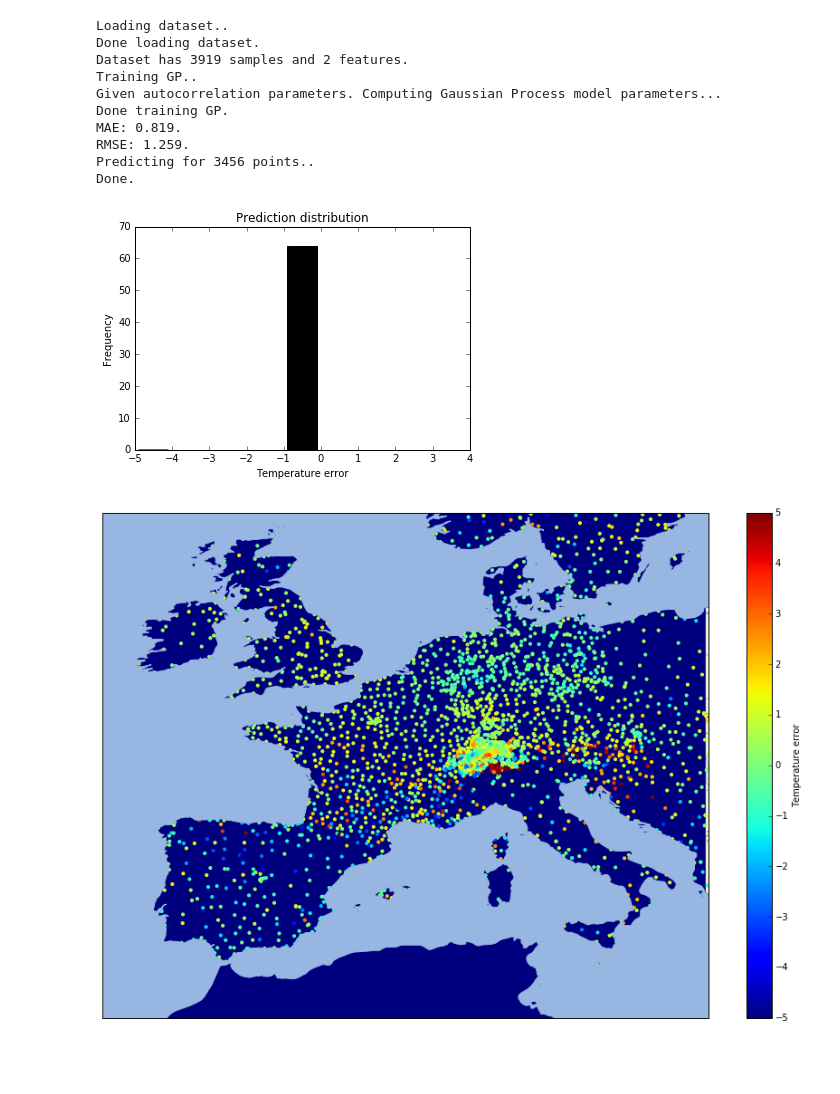
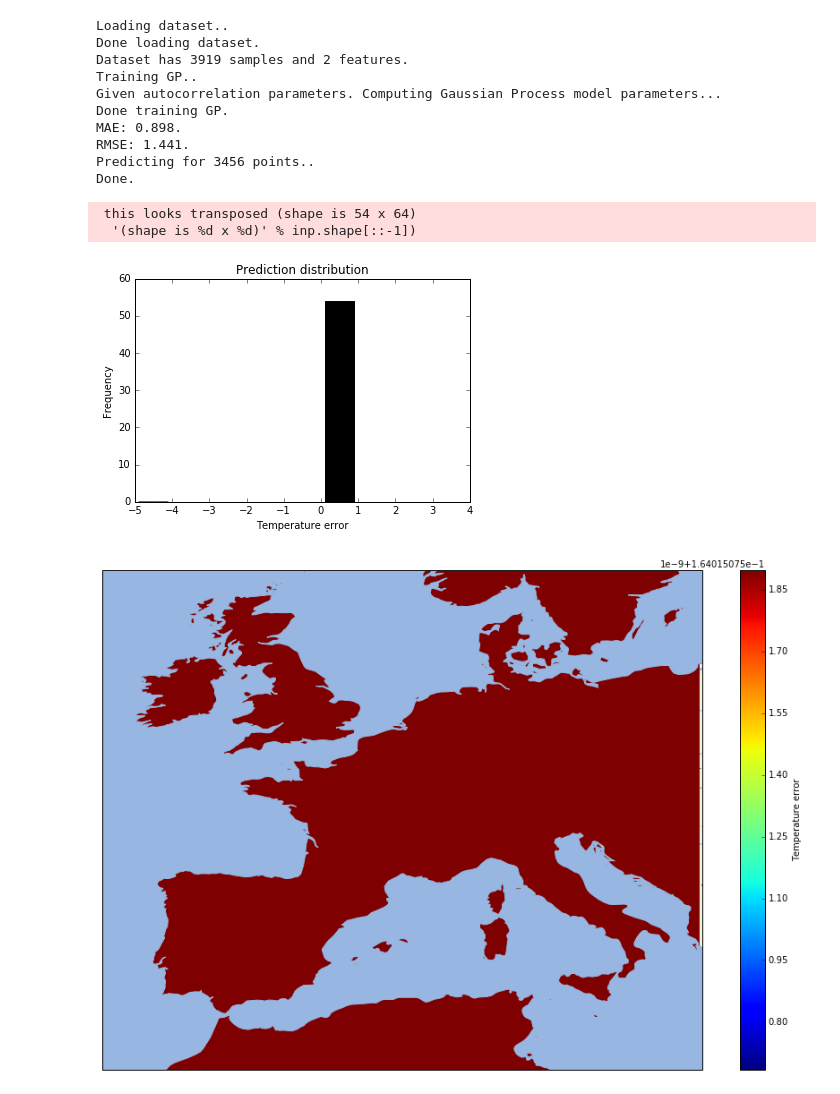
Before and after one commit to tomderuijter/gpml, a Jupyter notebook: run_gpml.ipynb, the cells around one changed output. Cells and saved outputs as stored; diff of their text form; code cells hidden in the pictures; blank space fills up the shorter version.

```diff
--- a/run_gpml.ipynb
+++ b/run_gpml.ipynb
@@ -146,43 +162,43 @@ test_request = {
     'predictant': 'TT2m',
     'model_elements': ['TT2m', 'FF10m'],
     'forecast_hours': [18],
     'model_name': 'ModelMix',
     'valid_date': '20151201',
     'predict_area': (60, 33, -12, 20),
     'predict_resolution': 0.5
 }
 
 gp = skgp.GaussianProcess(
     regr='constant',
-    corr='linear',
+    corr='squared_exponential',
     beta0=None,           # Regression weight of Ordinary Kriging
     storage_mode='full',  # Store Cholesky decomposition of Corr.
-    theta0=5e-1,          # Parameters of autocorrelation
-    # thetaL=1e-4,        # Lower-bound parameters
-    # thetaU=1,           # Upper-bound parameters
-    normalize=True,       # Standard Gaussian normalization of input
-    nugget=0.1,
+#     theta0=5e-1,          # Parameters of autocorrelation
+    normalize=False,       # Standard Gaussian normalization of input
+    nugget=0.5,
     optimizer='fmin_cobyla',
     verbose=True
 )
 
 dataset = fit_model_and_return_dataset(gp, test_request)
 area_prediction, area_std = predict_area(gp, test_request)
 plot_prediction_distribution(area_prediction)
 plot_area(dataset, test_request, area_prediction)
 # %% [output]
 Loading dataset..
 Done loading dataset.
 Dataset has 3919 samples and 2 features.
 Training GP..
 Given autocorrelation parameters. Computing Gaussian Process model parameters...
 Done training GP.
-MAE: 0.819.
-RMSE: 1.259.
+MAE: 0.898.
+RMSE: 1.441.
 Predicting for 3456 points..
 Done.
+ this looks transposed (shape is 54 x 64)
+  '(shape is %d x %d)' % inp.shape[::-1])
-[figure, old version]
+[figure, new version]
-[figure, old version]
+[figure, new version]
 # %%
 # Data visualisation
 import matplotlib.pyplot as plt
```
Also changed, not shown: parts of 1 cell of this notebook, 1 other file.
